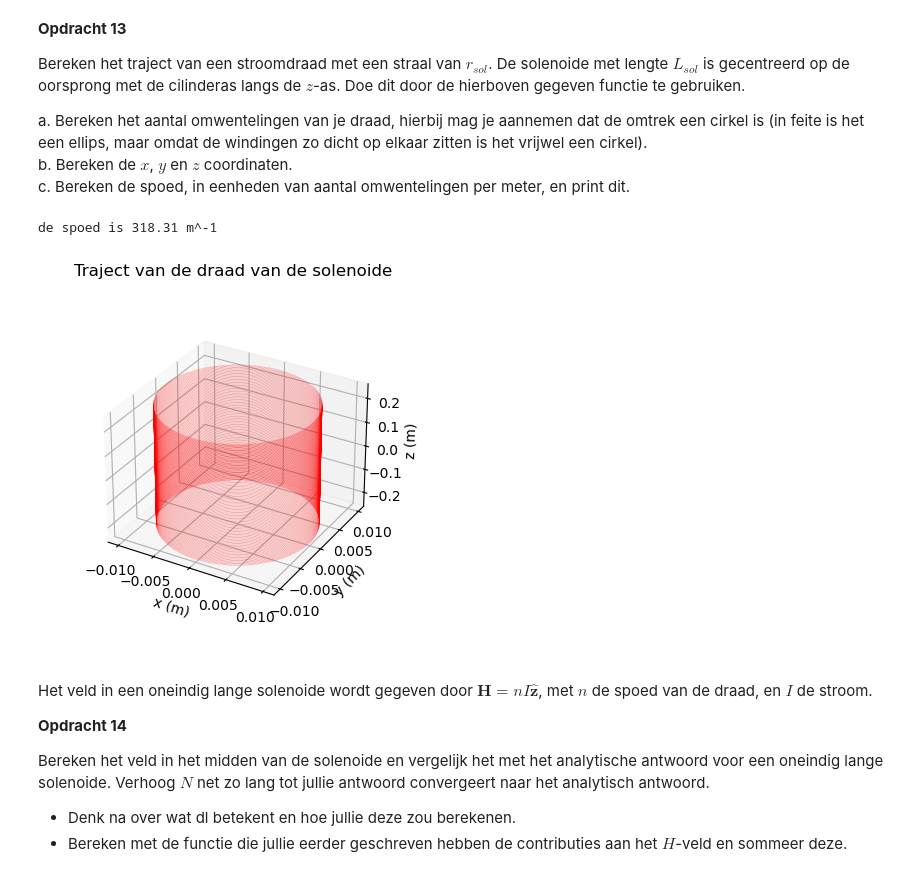
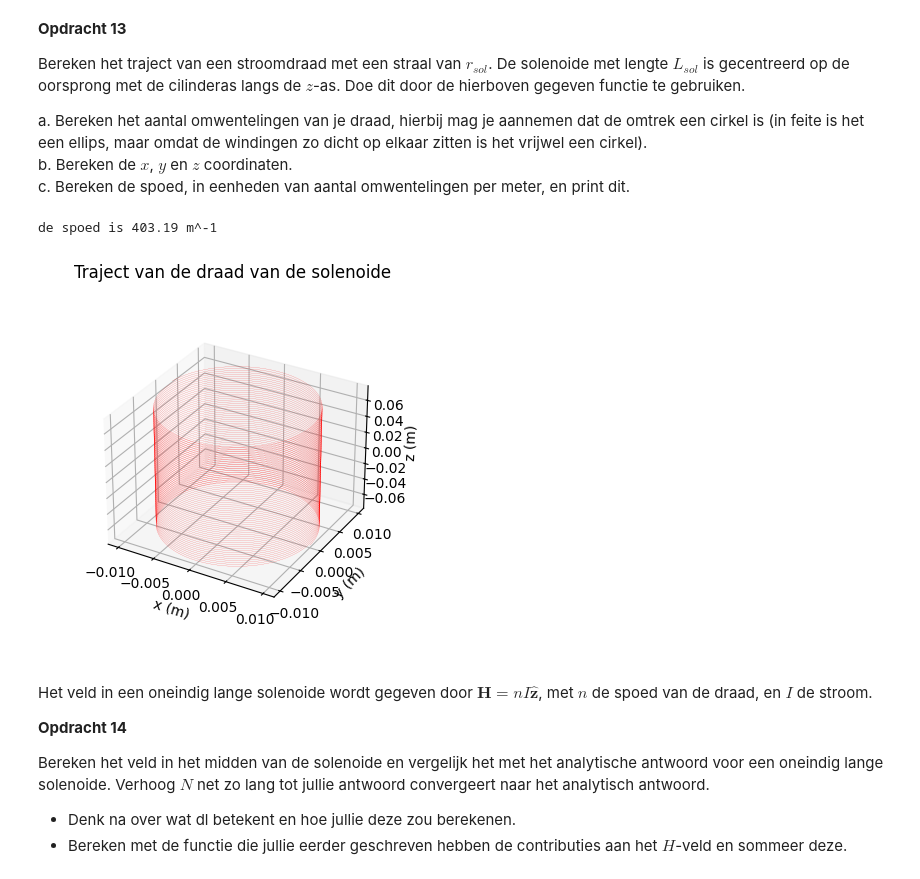
Before and after one commit to IshaSchneiders/opdrachten-DEF-D-Isha_Schneiders, a Jupyter notebook: DigitaleOntwerpopdrachten/2KrachtactuatorOpdracht/2KrachtactuatorOpdracht/KrachtactuatorOpdracht.ipynb, the cells around one changed output. Cells and saved outputs as stored; diff of their text form; code cells hidden in the pictures.

```diff
--- a/DigitaleOntwerpopdrachten/2KrachtactuatorOpdracht/2KrachtactuatorOpdracht/KrachtactuatorOpdracht.ipynb
+++ b/DigitaleOntwerpopdrachten/2KrachtactuatorOpdracht/2KrachtactuatorOpdracht/KrachtactuatorOpdracht.ipynb
@@ -554,28 +554,28 @@ b. Bereken de $x$, $y$ en $z$ coordinaten.\
 c. Bereken de spoed, in eenheden van aantal omwentelingen per meter, en print dit.
 # %%
 #stel voor het deurslot
-l_draad = 10 # Lengte draad
+l_draad = 3.8 # Lengte draad
 r_sol = 0.01 # Straal solenoide
-L_sol = 0.5  # Lengte solenoide
+L_sol = 0.15 # Lengte solenoide
 N_wikkelingen = (l_draad/(2*np.pi*r_sol))# Aantal wikkeling
 
 #x,y,z:
 stappen=100000
 x,y,z=parametrisatie(stappen,r_sol,N_wikkelingen,L_sol)
 
 # Enkele plots
 ax=plt.figure().add_subplot(projection='3d')
 plt.title('Traject van de draad van de solenoide')
 plt.plot(x, y, z, '-r', linewidth=0.1)
 ax.set_box_aspect(aspect=None, zoom=0.8)
 ax.set_xlabel('x (m)'), ax.set_ylabel('y (m)'), ax.set_zlabel('z (m)')
 
 #spoed:
 spoed=N_wikkelingen/L_sol
 print(f"de spoed is {spoed:.2f} m^-1")
 # %% [output]
-de spoed is 318.31 m^-1
+de spoed is 403.19 m^-1
-[figure, old version]
+[figure, new version]
 # %% [markdown]
 Het veld in een oneindig lange solenoide wordt gegeven door $\mathbf{H} = n I \hat{\mathbf{z}}$, met $n$ de spoed van de draad, en $I$ de stroom.
 
```
Also changed, not shown: parts of 13 cells of this notebook.
